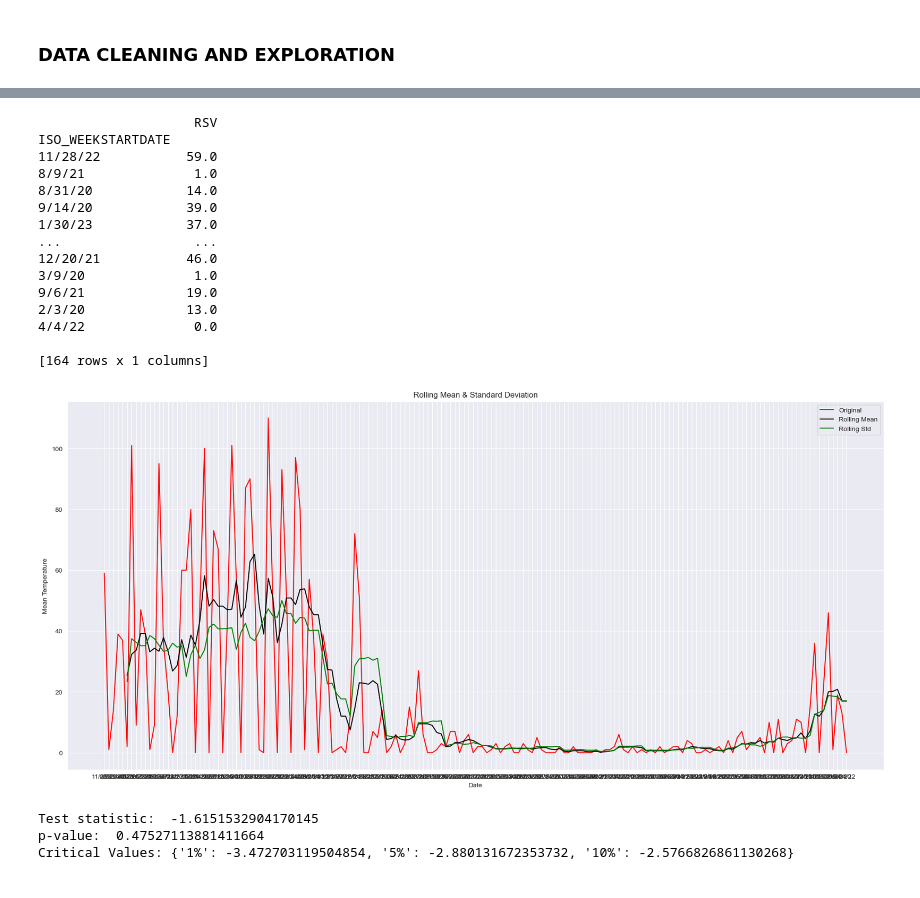
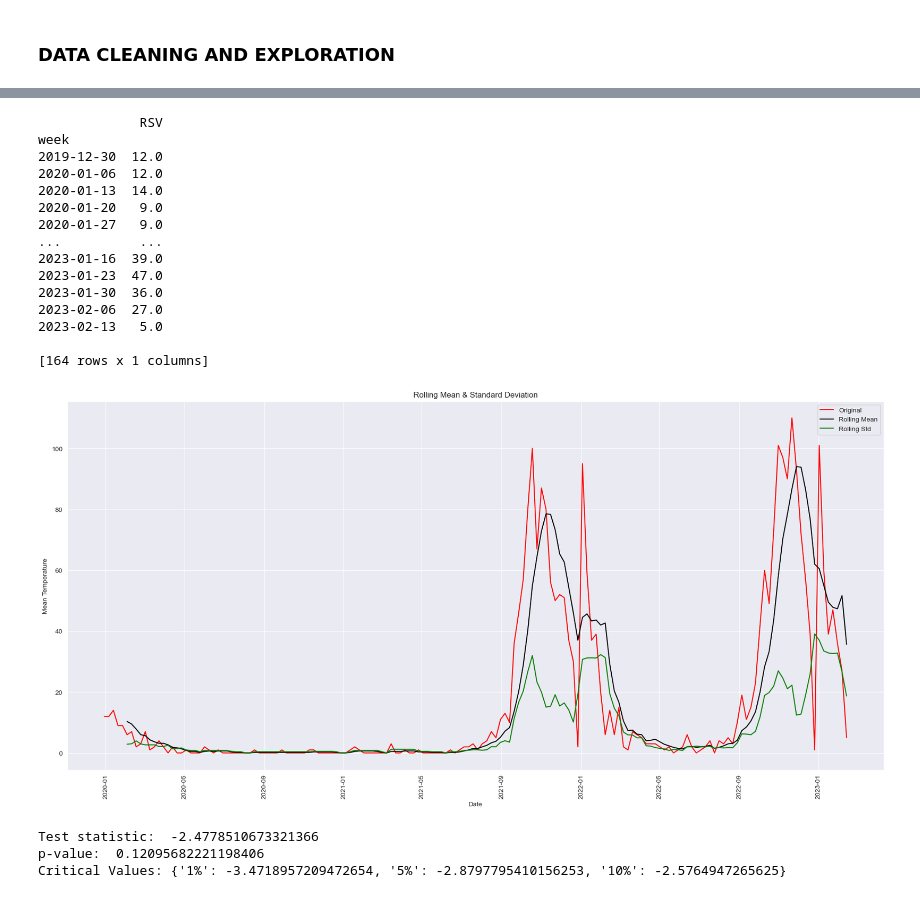
Before and after one commit to Jonathanyun/DataScienceToolsFinalProject, a Jupyter notebook: finalv3.ipynb, the cells around one changed output, grey strips where cells are left out. Drawn from its saved outputs; the diff is of its cells as text; code cells hidden in the pictures.

```diff
--- a/finalv3.ipynb
+++ b/finalv3.ipynb
@@ -52,6 +54,7 @@ df = df.loc[df['ISO_YEAR'] >= 2010]
 df = df.loc[df['ORIGIN_SOURCE'] == 'SENTINEL']
 df = df[['WHOREGION', 'COUNTRY_CODE', 'ISO_YEAR', 'ISO_WEEKSTARTDATE', 'ORIGIN_SOURCE', 'ADENO', 'BOCA', 'HUMAN_CORONA', 'METAPNEUMO', 'PARAINFLUENZA', 'RHINO', 'RSV']]
 df = df[~df.isnull().any(axis = 1)]
+df['week'] =  pd.to_datetime(df['ISO_WEEKSTARTDATE'])
 # %% [markdown]
 ### DATA CLEANING AND EXPLORATION
 # %%
@@ -95,58 +102,59 @@ years = sorted(list(unique_year))
 # %%
 mex = df.loc[df['COUNTRY_CODE'] == 'MEX']
 # %%
-ts = mex.loc[:, ['ISO_WEEKSTARTDATE', 'RSV']]
-ts = ts.sort_values(by = ['ISO_WEEKSTARTDATE'])
-ts.index = ts.ISO_WEEKSTARTDATE.sort_index()
-ts = ts.drop('ISO_WEEKSTARTDATE', axis = 1)
+ts = mex.loc[:, ['week', 'RSV']]
+ts = ts.sort_values(by = ['week'])
+ts.index = ts.week
+ts = ts.drop("week", axis = 1)
 # %%
 print(ts)
 # %% [output]
-                    RSV
-ISO_WEEKSTARTDATE
-11/28/22           59.0
-8/9/21              1.0
-8/31/20            14.0
-9/14/20            39.0
-1/30/23            37.0
-...                 ...
-12/20/21           46.0
-3/9/20              1.0
-9/6/21             19.0
-2/3/20             13.0
-4/4/22              0.0
+             RSV
+week
+2019-12-30  12.0
+2020-01-06  12.0
+2020-01-13  14.0
+2020-01-20   9.0
+2020-01-27   9.0
+...          ...
+2023-01-16  39.0
+2023-01-23  47.0
+2023-01-30  36.0
+2023-02-06  27.0
+2023-02-13   5.0
 
 [164 rows x 1 columns]
 # %%
 def check_adfuller(ts):
     # Dickey-Fuller test
     result = adfuller(ts, autolag='AIC')
     print('Test statistic: ' , result[0])
     print('p-value: '  ,result[1])
     print('Critical Values:' ,result[4])
 
 def check_mean_std(ts):
     #Rolling statistics
     rolmean = ts.rolling(6).mean()
     rolstd = ts.rolling(6).std()
     plt.figure(figsize=(22,10))
     orig = plt.plot(ts, color='red',label='Original')
     mean = plt.plot(rolmean, color='black', label='Rolling Mean')
     std = plt.plot(rolstd, color='green', label = 'Rolling Std')
+    plt.xticks(rotation = 90)
     plt.xlabel("Date")
     plt.ylabel("Mean Temperature")
     plt.title('Rolling Mean & Standard Deviation')
     plt.legend()
     plt.show()
 
 # check stationary: mean, variance(std)and adfuller test
 check_mean_std(ts)
 check_adfuller(ts.RSV)
 # %% [output]
-[figure, old version]
+[figure, new version]
-Test statistic:  -1.6151532904170145
-p-value:  0.47527113881411664
-Critical Values: {'1%': -3.472703119504854, '5%': -2.880131672353732, '10%': -2.5766826861130268}
+Test statistic:  -2.4778510673321366
+p-value:  0.12095682221198406
+Critical Values: {'1%': -3.4718957209472654, '5%': -2.8797795410156253, '10%': -2.5764947265625}
 # %%
 window_size = 6
 moving_avg = ts.rolling(6).mean()
```
Also changed, not shown: parts of 10 cells of this notebook.
